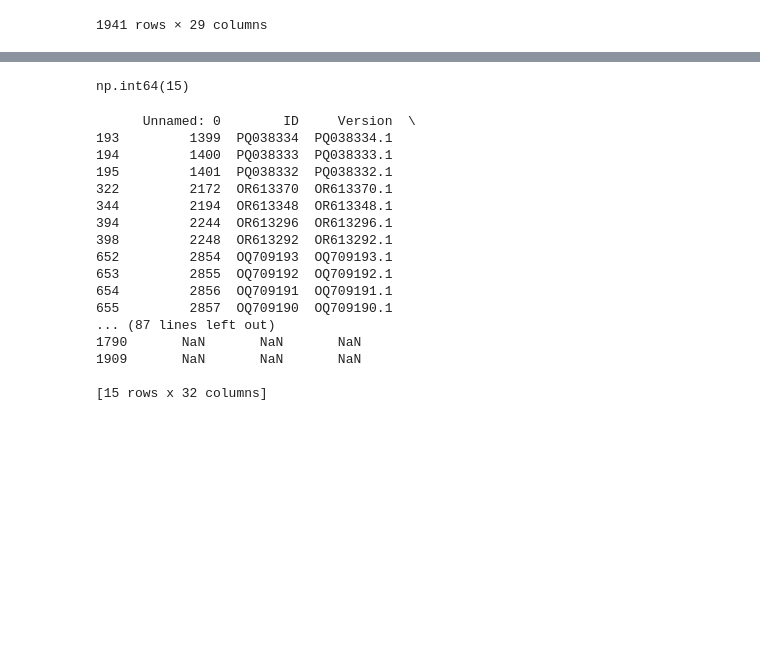
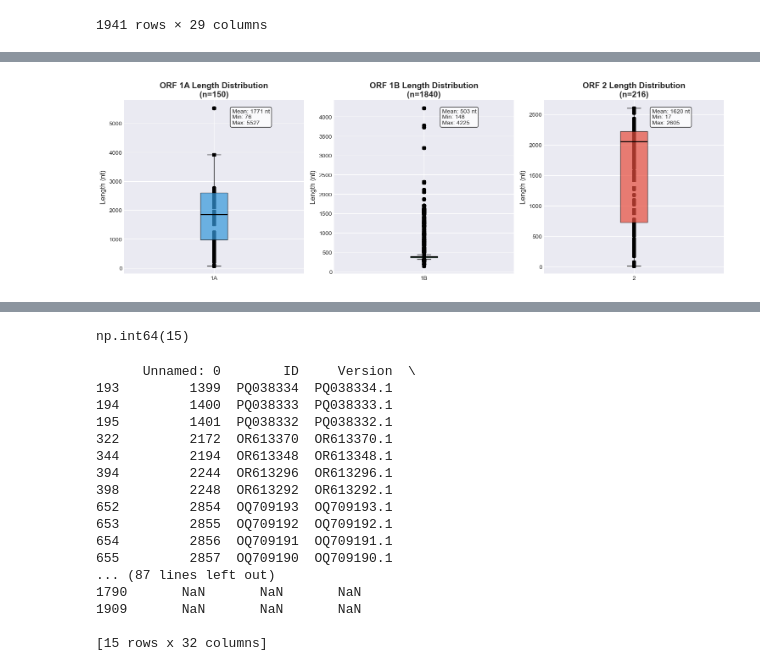
Before and after one commit to Finkonn/picorna-virome, a Jupyter notebook: miniproj/astroviridae/only_bats_astro_stats.ipynb, the cells around one changed output, grey strips where cells are left out. Drawn from its saved outputs; the diff is of its cells as text; code cells hidden in the pictures; blank space fills up the shorter version.

Commit message:
Add only bats astro stats and paired/single runs list

```diff
--- a/miniproj/astroviridae/only_bats_astro_stats.ipynb
+++ b/miniproj/astroviridae/only_bats_astro_stats.ipynb
@@ -17,3 +17,15 @@ df
 | 1939 | 15031 | JQ814857 | JQ814857.1 | Miniopterus schreibersii astrovir... | 25-SEP-2012 | Miniopterus schreibersii astrovir... | Viruses;Riboviria;Orthornavirae;P... | NaN | ... |
 | 1940 | 15032 | JQ814856 | JQ814856.1 | Miniopterus schreibersii astrovir... | 25-SEP-2012 | Miniopterus schreibersii astrovir... | Viruses;Riboviria;Orthornavirae;P... | NaN | ... |
 1941 rows × 29 columns
+# %%
+import pandas as pd
+import numpy as np
+import matplotlib.pyplot as plt
+import seaborn as sns
+from collections import Counter
+import warnings
+warnings.filterwarnings('ignore')
+
+# Set style
+plt.style.use('seaborn-v0_8-darkgrid')
+sns.set_palette("husl")
@@ -19,0 +210,58 @@ df
+# %%
+# Cell 4: ORF length distributions
+fig, axes = plt.subplots(1, 3, figsize=(15, 5))
+
+# Prepare length data
+orf_lengths = {
+    '1A': df[df['1A_length'] > 0]['1A_length'].tolist(),
+    '1B': df[df['1B_length'] > 0]['1B_length'].tolist(),
+    '2': df[df['2_length'] > 0]['2_length'].tolist()
+}
+
+# Color map for ORFs
+colors_orfs = {'1A': '#3498db', '1B': '#2ecc71', '2': '#e74c3c'}
+
+for i, (orf_name, lengths) in enumerate(orf_lengths.items()):
+    ax = axes[i]
+    if len(lengths) > 0:
+        # Create box plot
+        bp = ax.boxplot(lengths, patch_artist=True,
+                       boxprops=dict(facecolor=colors_orfs[orf_name], alpha=0.7),
+                       medianprops=dict(color='black', linewidth=2))
+
+        # Add points for each value
+        for j, val in enumerate(lengths):
+            ax.scatter([1] * len(lengths), lengths, alpha=0.6, color='black', s=30)
+
+        ax.set_title(f'ORF {orf_name} Length Distribution\n(n={len(lengths)})',
+                    fontsize=14, fontweight='bold')
+        ax.set_ylabel('Length (nt)', fontsize=12)
+        ax.set_xticks([1])
+        ax.set_xticklabels([orf_name])
+
+        # Add statistics
+        stats_text = f'Mean: {np.mean(lengths):.0f} nt\nMin: {min(lengths)}\nMax: {max(lengths)}'
+        ax.text(0.6, 0.95, stats_text, transform=ax.transAxes,
+                verticalalignment='top', fontsize=10,
+                bbox=dict(boxstyle='round', facecolor='white', alpha=0.8))
+    else:
+        ax.text(0.5, 0.5, f'No {orf_name} sequences',
+                ha='center', va='center', fontsize=14, transform=ax.transAxes)
+        ax.set_title(f'ORF {orf_name}', fontsize=14, fontweight='bold')
+
+plt.tight_layout()
+plt.show()
+
+# Print summary statistics
+print("\n=== ORF Length Statistics ===")
+for orf_name, lengths in orf_lengths.items():
+    if len(lengths) > 0:
+        print(f"\nORF {orf_name}:")
+        print(f"  Count: {len(lengths)}")
+        print(f"  Mean: {np.mean(lengths):.0f} nt")
+        print(f"  Median: {np.median(lengths):.0f} nt")
+        print(f"  Min: {min(lengths)} nt")
+        print(f"  Max: {max(lengths)} nt")
+        print(f"  Std: {np.std(lengths):.0f} nt")
+# %% [output]
+[figure, added]
```
Also changed, not shown: parts of 8 cells of this notebook, 7 other files.
